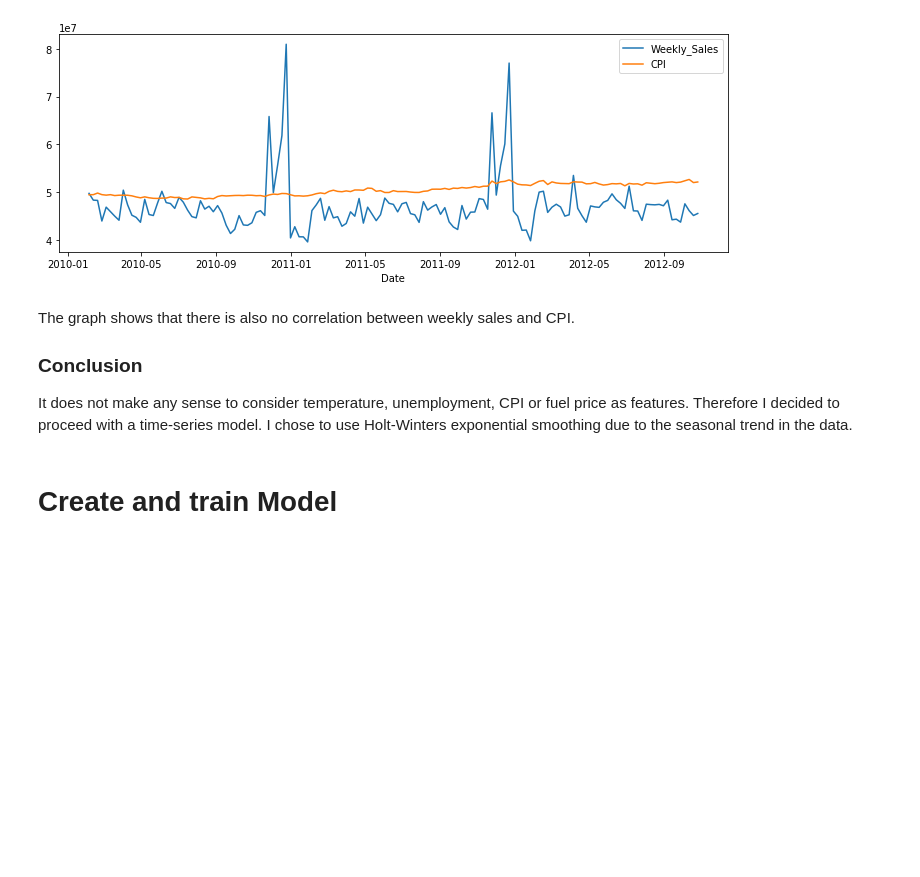
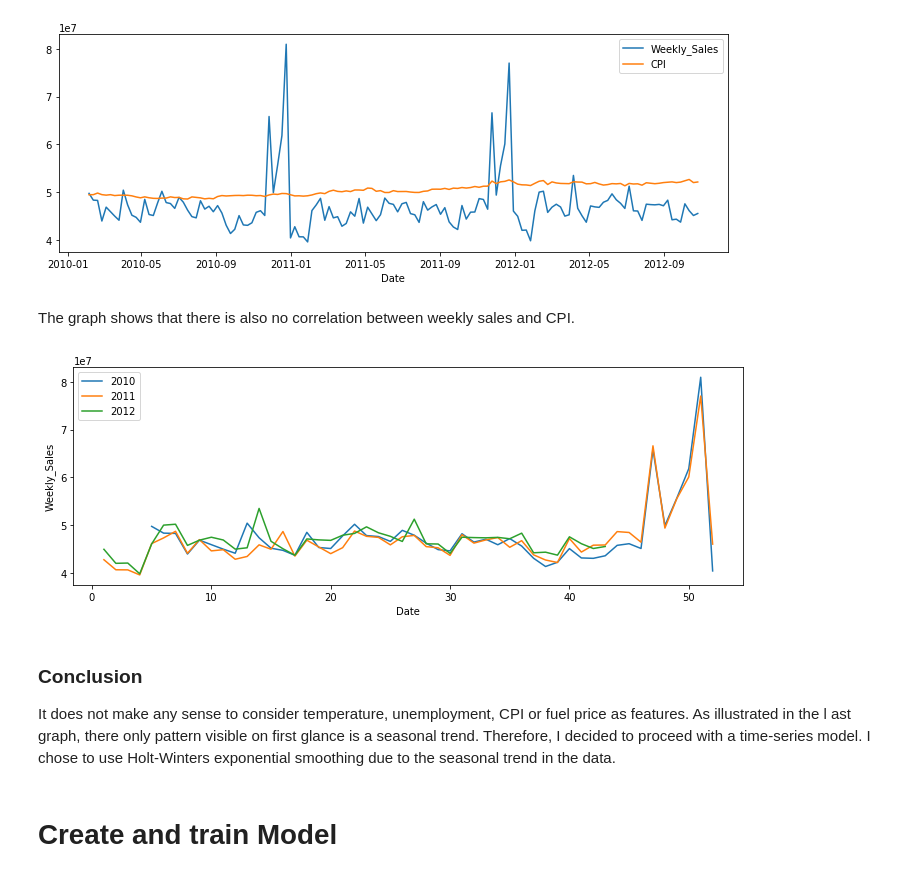
Before and after one commit to stephaniebernhard/retail_analytics, a Jupyter notebook: retail_analytics.ipynb, the cells around one changed output. Drawn from its saved outputs; the diff is of its cells as text; code cells hidden in the pictures; blank space fills up the shorter version.

```diff
--- a/retail_analytics.ipynb
+++ b/retail_analytics.ipynb
@@ -380,11 +381,32 @@ plt.legend(('Weekly_Sales', 'CPI'))
 # %% [output]
 <matplotlib.legend.Legend at 0x...>
 [figure]
+# %% [markdown]
+The graph shows that there is also no correlation between weekly sales and CPI.
+# %%
+df_2010 = df_pd[df_pd['Year']==2010]
+df_2010_grouped =df_2010.groupby(by=['Week'], as_index=False)['Weekly_Sales'].sum()
+
+df_2011 = df_pd[df_pd['Year']==2011]
+df_2011_grouped =df_2011.groupby(by=['Week'], as_index=False)['Weekly_Sales'].sum()
+
+df_2012 = df_pd[df_pd['Year']==2012]
+df_2012_grouped =df_2012.groupby(by=['Week'], as_index=False)['Weekly_Sales'].sum()
+
+plt.figure(figsize=(12,4))
+plt.plot(df_2010_grouped['Week'], df_2010_grouped['Weekly_Sales'])
+plt.plot(df_2011_grouped['Week'], df_2011_grouped['Weekly_Sales'])
+plt.plot(df_2012_grouped['Week'], df_2012_grouped['Weekly_Sales'])
+
+plt.xlabel('Date')
+plt.ylabel('Weekly_Sales')
+plt.legend(('2010', '2011', '2012'))
+plt.savefig('years.png')
+# %% [output]
+[figure, added]
 # %% [markdown]
-The graph shows that there is also no correlation between weekly sales and CPI.
-
 ### Conclusion
-It does not make any sense to consider temperature, unemployment, CPI or fuel price as features. Therefore I decided to proceed with a time-series model. I chose to use Holt-Winters exponential smoothing due to the seasonal trend in the data.
+It does not make any sense to consider temperature, unemployment, CPI or fuel price as features. As illustrated in the l ast graph, there only pattern visible on first glance is a seasonal trend. Therefore, I decided to proceed with a time-series model. I chose to use Holt-Winters exponential smoothing due to the seasonal trend in the data.
 # %% [markdown]
 # Create and train Model
 # %%
```
Also changed, not shown: parts of 9 cells of this notebook, 3 other files.
